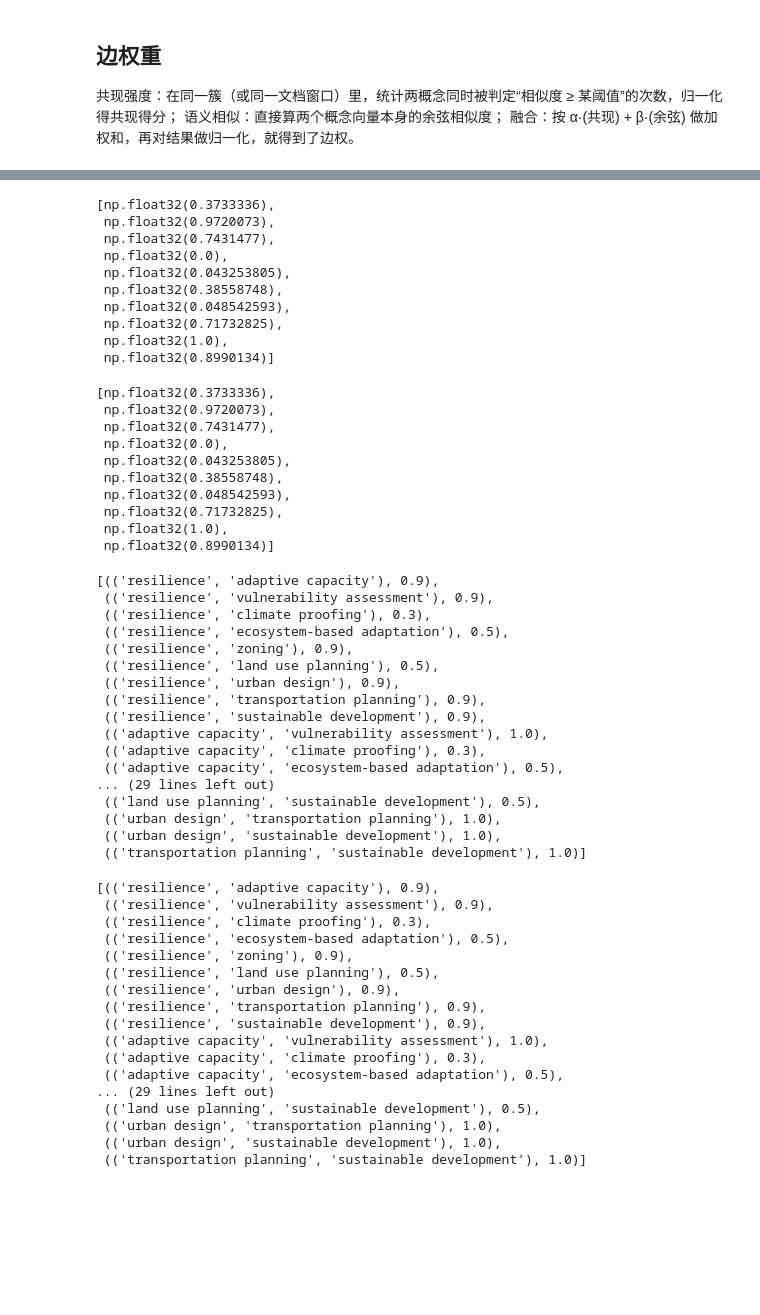
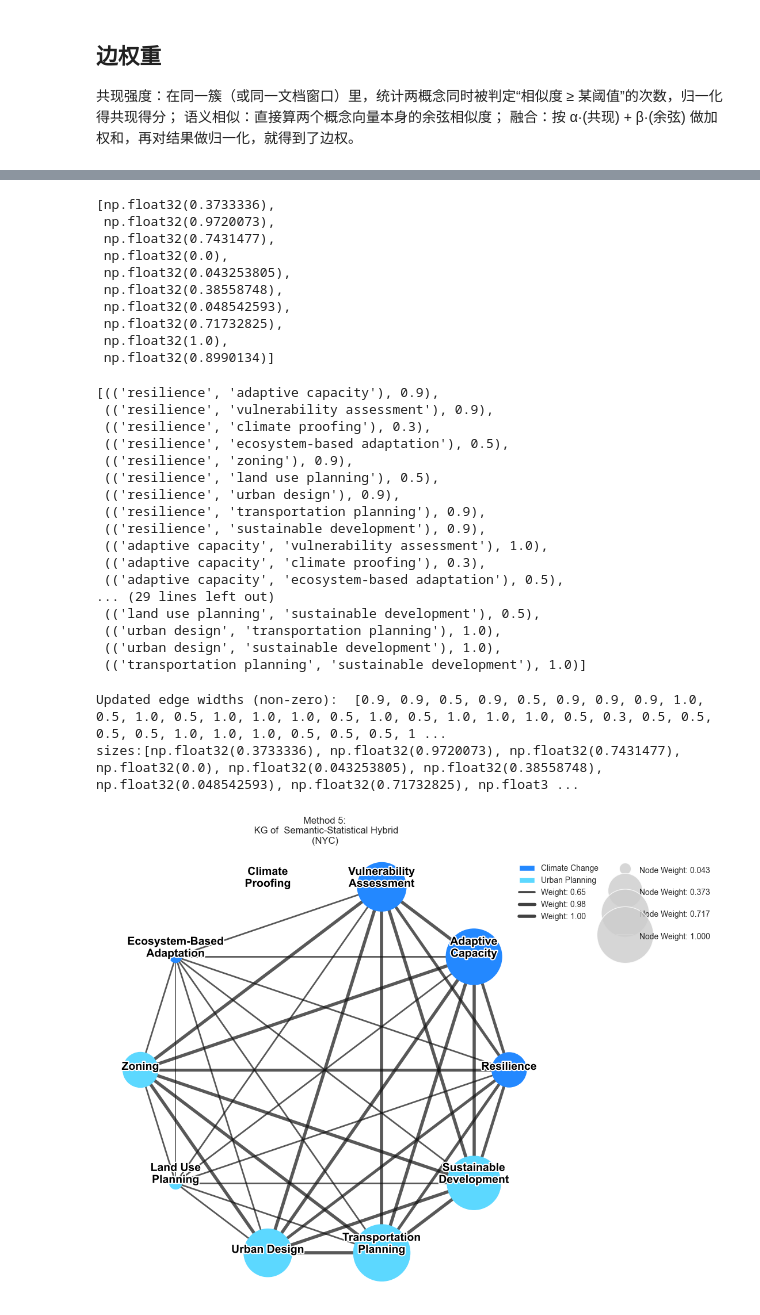
Before and after one commit to LiliLIN0324/Knowledge_Graph, a Jupyter notebook: Method5_BerTopic.ipynb, the cells around one changed output, grey strips where cells are left out. Saved outputs shown, nothing was run; the diff lists cells and outputs as text; code cells hidden in the pictures; blank space fills up the shorter version.

```diff
--- a/Method5_BerTopic.ipynb
+++ b/Method5_BerTopic.ipynb
@@ -255,7 +224,7 @@ import numpy as np
 # model = SentenceTransformer('all-MiniLM-L6-v2')
 
 # 1. 准备概念列表
-fixed_nodes_list = {
+fixed_nodes_list = [
     'resilience',
     'adaptive capacity',
     'vulnerability assessment',
@@ -266,8 +235,8 @@ fixed_nodes_list = {
     'urban design',
     'transportation planning',
     'sustainable development'
-}
-concepts = list(fixed_nodes_list)   # 转成有序列表
+]
+concepts = fixed_nodes_list   # 转成有序列表
 
 # 2. 批量编码
 #    convert_to_numpy=True 返回 numpy array；normalize_embeddings=True 直接单位化
@@ -625,16 +536,6 @@ sizes
  np.float32(0.71732825),
  np.float32(1.0),
  np.float32(0.8990134)]
-[np.float32(0.3733336),
- np.float32(0.9720073),
- np.float32(0.7431477),
- np.float32(0.0),
- np.float32(0.043253805),
- np.float32(0.38558748),
- np.float32(0.048542593),
- np.float32(0.71732825),
- np.float32(1.0),
- np.float32(0.8990134)]
 # %%
 # 1. 初始化空列表
 frequent_itemsets = []
@@ -664,23 +565,6 @@ frequent_itemsets
  (('urban design', 'transportation planning'), 1.0),
  (('urban design', 'sustainable development'), 1.0),
  (('transportation planning', 'sustainable development'), 1.0)]
-[(('resilience', 'adaptive capacity'), 0.9),
- (('resilience', 'vulnerability assessment'), 0.9),
- (('resilience', 'climate proofing'), 0.3),
- (('resilience', 'ecosystem-based adaptation'), 0.5),
- (('resilience', 'zoning'), 0.9),
- (('resilience', 'land use planning'), 0.5),
- (('resilience', 'urban design'), 0.9),
- (('resilience', 'transportation planning'), 0.9),
- (('resilience', 'sustainable development'), 0.9),
- (('adaptive capacity', 'vulnerability assessment'), 1.0),
- (('adaptive capacity', 'climate proofing'), 0.3),
- (('adaptive capacity', 'ecosystem-based adaptation'), 0.5),
-... (29 lines left out)
- (('land use planning', 'sustainable development'), 0.5),
- (('urban design', 'transportation planning'), 1.0),
- (('urban design', 'sustainable development'), 1.0),
- (('transportation planning', 'sustainable development'), 1.0)]
 # %%
 import textwrap
 import networkx as nx
@@ -691,28 +575,25 @@ from matplotlib.lines import Line2D
 # 根据频繁项集构建共现关系图
 G = nx.Graph()
 
-# 添加节点
-for topic in topic_weights.keys():
+# 1. 添加所有节点
+for topic in topic_weights:
     G.add_node(topic)
 
-# 设置阈值，如果节点值小于该值或者是NaN，则删除该节点与其他节点的所有边
+# 2. 添加所有边
+for (u, v), freq in frequent_itemsets:
+    G.add_edge(u, v, weight=freq)
+
+# 3. （可选）按节点大小阈值来剔除部分边
 threshold = 0.0001
 for node, size in zip(topic_weights.keys(), sizes):
-    print(f"Node: {node}, Size: {size}")
-    if np.isnan(size) or size < threshold:  # 如果节点值为NaN或小于阈值
-        print(f"Node {node} is NaN or below threshold")
+    if np.isnan(size) or size < threshold:
+        for neigh in list(G.neighbors(node)):
+            G.remove_edge(node, neigh)
 
-        # 遍历所有与该节点相连的边，并删除这些边
-        for other_node in list(G.neighbors(node)):  # 获取所有相邻的节点
-            if G.has_edge(node, other_node):  # 如果存在边
-                print(f"Removing edge between {node} and {other_node}")
-                G.remove_edge(node, other_node)  # 删除边
+# 4. 获取剩余边并绘制
+edges = list(G.edges(data=True))
+edge_widths = [data['weight'] for _, _, data in edges if data['weight'] > 0]
 
-# 重新计算所有现存的边
-edges = list(G.edges())  # 获取图中现有的所有边
-
-# 更新边的宽度，以便后续使用，排除权重为0的边
-edge_widths = [G[u][v]['weight'] for u, v in edges if G[u][v]['weight'] > 0]
 # 打印更新后的边宽度
 print("Updated edge widths (non-zero): ", edge_widths)
 
@@ -720,8 +601,8 @@ print("Updated edge widths (non-zero): ", edge_widths)
 pos = nx.circular_layout(G)  # 使用圆形布局
 np.random.seed(42)
 plt.figure(figsize=(10, 10))
-k=10000
-j=10
+k=5000
+j=4
 
 
 ###############
@@ -844,7 +725,7 @@ if len(sorted_weights) > max_legend_items:
 
 # 添加边权重示例
 for w, width in zip(example_weights[:], example_widths[:]):
-#for w, width in zip(example_weights[2:], example_widths[2:]):
+#for w, width in zip(example_weights[2:], example_widths[2:]): # ***这个可以设置看几个edge weight
     legend_elements.append(
         Line2D(
             [0], [0],
@@ -862,31 +743,35 @@ node_size_legend = [
            markerfacecolor='#CCCCCC',
            alpha=0.8,
            label=f"Node Weight: {weight:.3f}")
     for weight, size in zip(sorted_weights, sorted_sizes)
 ]
 legend_elements.extend(node_size_legend)
 
 # 绘制节点图例
 node_legend = plt.legend(
     handles=legend_elements[:5],  # 节点相关图例
     loc="upper right",
     bbox_to_anchor=(1.15, 1),
     fontsize=10,
     frameon=False,
     borderpad=1.5      # 增加边框和内容之间的填充
 )
 plt.gca().add_artist(node_legend)  # 手动添加第一个图例
 # 绘制边权重图例
 plt.legend(
     handles=legend_elements[5:],  # 边权重相关图例
     loc="upper right",
     bbox_to_anchor=(1.4, 1),
     fontsize=10,
     frameon=False,
     labelspacing=1.2,  # 增加标签之间的垂直间距
     handleheight=2,    # 增加句柄（marker）高度
     borderpad=1.5      # 增加边框和内容之间的填充
 )
-plt.title("Method 2:\n KG of TF-IDF and Apriori algorithm frequency\n(NYC)")
+plt.title("Method 5:\n KG of  Semantic-Statistical Hybrid\n(NYC)")
 plt.axis('off')
 plt.show()
+# %% [output]
+Updated edge widths (non-zero):  [0.9, 0.9, 0.5, 0.9, 0.5, 0.9, 0.9, 0.9, 1.0, 0.5, 1.0, 0.5, 1.0, 1.0, 1.0, 0.5, 1.0, 0.5, 1.0, 1.0, 1.0, 0.5, 0.3, 0.5, 0.5, 0.5, 0.5, 1.0, 1.0, 1.0, 0.5, 0.5, 0.5, 1 ...
+sizes:[np.float32(0.3733336), np.float32(0.9720073), np.float32(0.7431477), np.float32(0.0), np.float32(0.043253805), np.float32(0.38558748), np.float32(0.048542593), np.float32(0.71732825), np.float3 ...
+[figure, added]
```
Also changed, not shown: parts of 15 cells of this notebook.
